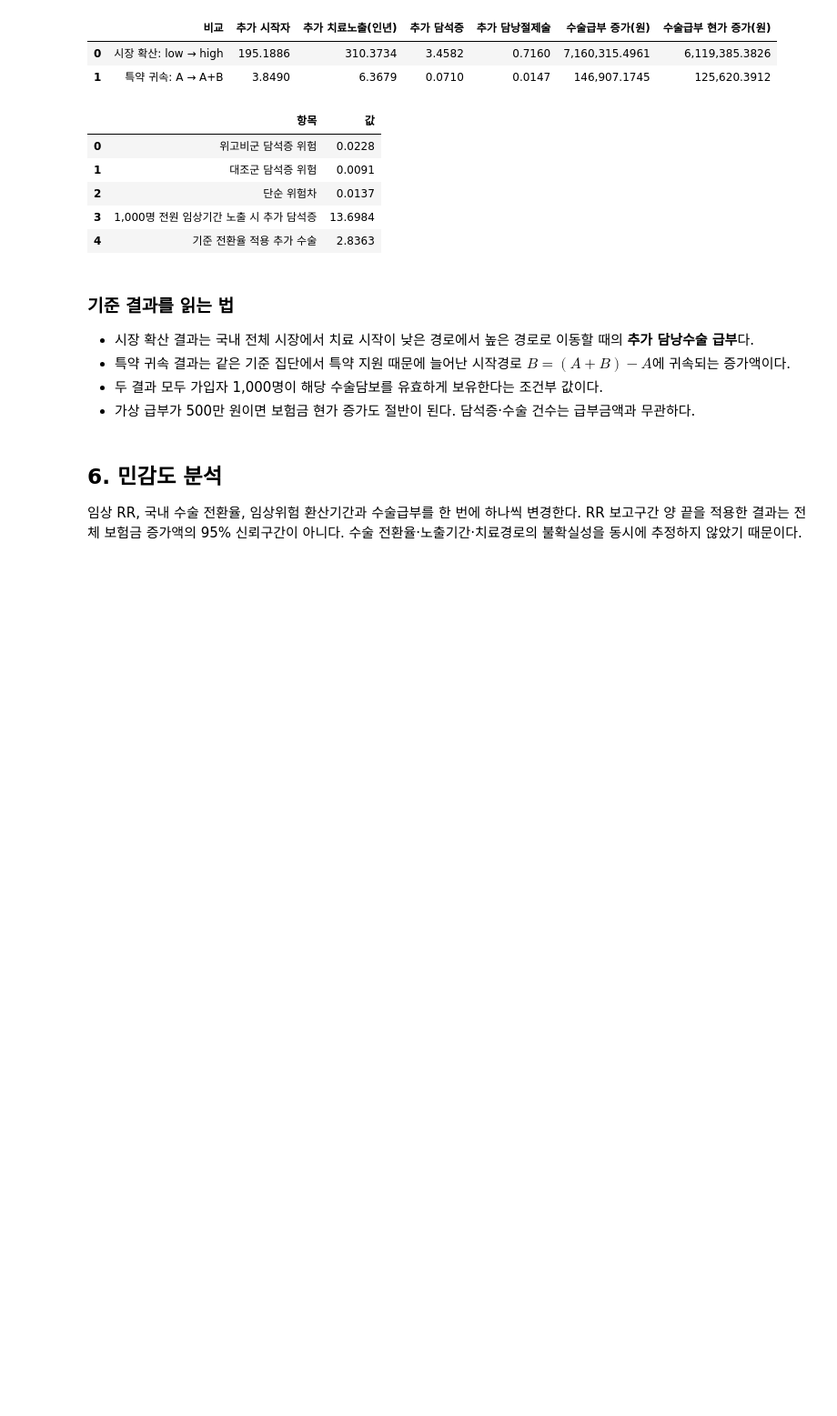
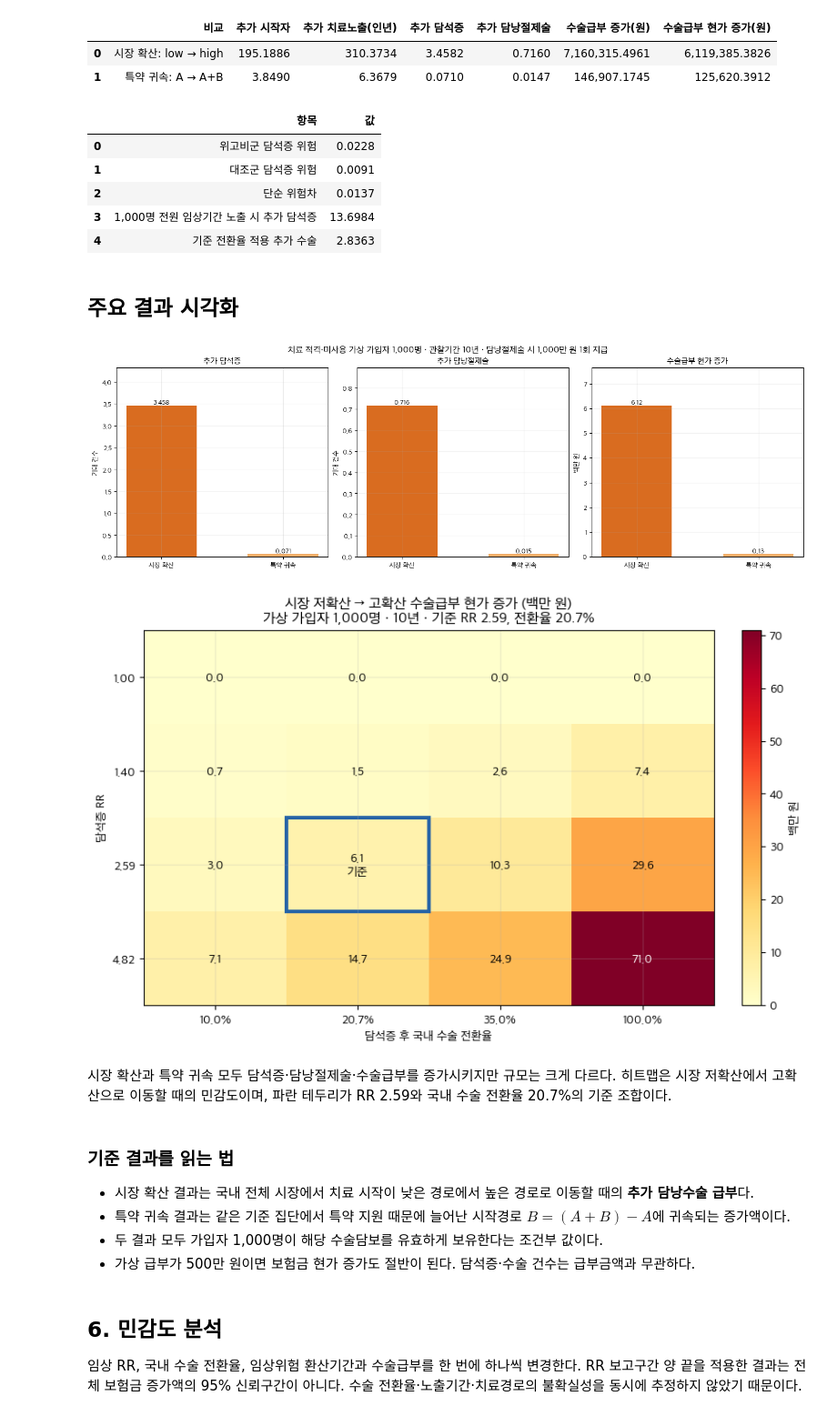
Before and after one commit to Dana-J2/glp1_pricing_analysis, a Jupyter notebook: notebooks/impact/03_위고비_담낭수술보험금_국내연구.ipynb, the cells around one changed output. Shown at 91% size. Drawn from its saved outputs; the diff is of its cells as text; code cells hidden in the pictures; blank space fills up the shorter version.

```diff
--- a/notebooks/impact/03_위고비_담낭수술보험금_국내연구.ipynb
+++ b/notebooks/impact/03_위고비_담낭수술보험금_국내연구.ipynb
@@ -119,6 +119,11 @@ def find_model_files():
         local = root / 'outputs/treatment_revision/treatment_v1_1'
         if (local / 'treatment_path_model.py').exists():
             return local / 'treatment_path_model.py', local / 'params.json', local / 'input_reference/start_probabilities.csv'
+        current_model = root / 'models/treatment/model.py'
+        current_params = root / 'config/treatment.json'
+        current_starts = root / 'outputs/start_rate/start_probabilities.csv'
+        if current_model.exists() and current_params.exists() and current_starts.exists():
+            return current_model, current_params, current_starts
         repo = root / 'github_publish/glp1_pricing_analysis'
         if (repo / 'models/treatment/model.py').exists():
             source = root / 'outputs/treatment_revision/treatment_v1_1/input_reference/start_probabilities.csv'
@@ -253,6 +258,73 @@ display(direct_check)
 | 2 | 단순 위험차 | 0.0137 |
 | 3 | 1,000명 전원 임상기간 노출 시 추가 담석증 | 13.6984 |
 | 4 | 기준 전환율 적용 추가 수술 | 2.8363 |
+# %% [markdown]
+## 주요 결과 시각화
+# %%
+scenario_labels = [
+    '시장 확산' if str(label).startswith('시장 확산') else '특약 귀속'
+    for label in comparison['비교']
+]
+scenario_colors = ['#D96C20', '#F2AD68']
+metrics = [
+    ('추가 담석증', comparison['추가 담석증'].to_numpy(), '기대 건수', '{:.3f}'),
+    ('추가 담낭절제술', comparison['추가 담낭절제술'].to_numpy(), '기대 건수', '{:.3f}'),
+    ('수술급부 현가 증가', comparison['수술급부 현가 증가(원)'].to_numpy()/1e6,
+     '백만 원', '{:.2f}'),
+]
+
+fig,axes=plt.subplots(1,3,figsize=(14.5,4.6),layout='constrained')
+for axis,(title,values,ylabel,fmt) in zip(axes,metrics):
+    bars=axis.bar(scenario_labels,values,color=scenario_colors,width=.58)
+    axis.set_title(title)
+    axis.set_ylabel(ylabel)
+    axis.set_ylim(0,max(values)*1.25)
+    axis.grid(axis='y',alpha=.16)
+    for bar,value in zip(bars,values):
+        axis.text(bar.get_x()+bar.get_width()/2,value,fmt.format(value),
+                  ha='center',va='bottom',weight='bold')
+fig.suptitle(
+    f'치료 적격·미사용 가상 가입자 {N:,}명 · 관찰기간 {YEARS}년 · '
+    f'담낭절제술 시 {BENEFIT/1e4:,.0f}만 원 1회 지급',fontsize=13,weight='bold'
+)
+plt.show()
+
+market_pair = comparisons['시장 확산: low → high']
+rr_values = [1.00, RR_LOW, RR_BASE, RR_HIGH]
+surgery_values_grid = [0.10, SURGERY_SHARE, 0.35, 1.00]
+heat = np.array([
+    [compare_paths(*market_pair, rr=rr, surgery_share=p)['claim_pv']/1e6
+     for p in surgery_values_grid]
+    for rr in rr_values
+])
+base_row=int(np.flatnonzero(np.isclose(rr_values,RR_BASE))[0])
+base_col=int(np.flatnonzero(np.isclose(surgery_values_grid,SURGERY_SHARE))[0])
+
+fig,ax=plt.subplots(figsize=(8.2,5.2),layout='constrained')
+im=ax.imshow(heat,cmap='YlOrRd',aspect='auto')
+ax.set_xticks(range(len(surgery_values_grid)),[f'{p:.1%}' for p in surgery_values_grid])
+ax.set_yticks(range(len(rr_values)),[f'{rr:.2f}' for rr in rr_values])
+ax.set_xlabel('담석증 후 국내 수술 전환율')
+ax.set_ylabel('담석증 RR')
+ax.set_title(
+    f'시장 저확산 → 고확산 수술급부 현가 증가 (백만 원)\n'
+    f'가상 가입자 {N:,}명 · {YEARS}년 · 기준 RR {RR_BASE:.2f}, 전환율 {SURGERY_SHARE:.1%}'
+)
+for i in range(heat.shape[0]):
+    for j in range(heat.shape[1]):
+        label=f'{heat[i,j]:.1f}' + ('\n기준' if (i,j)==(base_row,base_col) else '')
+        ax.text(j,i,label,ha='center',va='center',
+                color='white' if heat[i,j]>heat.max()*.55 else 'black',
+                weight='bold' if (i,j)==(base_row,base_col) else 'normal')
+ax.add_patch(plt.Rectangle((base_col-.5,base_row-.5),1,1,fill=False,
+                           edgecolor='#2563A6',linewidth=3))
+fig.colorbar(im,ax=ax,label='백만 원')
+plt.show()
+# %% [output]
+[figure, new version]
+[figure, new version]
+# %% [markdown]
+시장 확산과 특약 귀속 모두 담석증·담낭절제술·수술급부를 증가시키지만 규모는 크게 다르다.  히트맵은 시장 저확산에서 고확산으로 이동할 때의 민감도이며, 파란 테두리가 RR 2.59와 국내 수술 전환율 20.7%의 기준 조합이다.
 # %% [markdown]
 ### 기준 결과를 읽는 법
 
```
Also changed, not shown: parts of 3 cells of this notebook, 5 other files.
